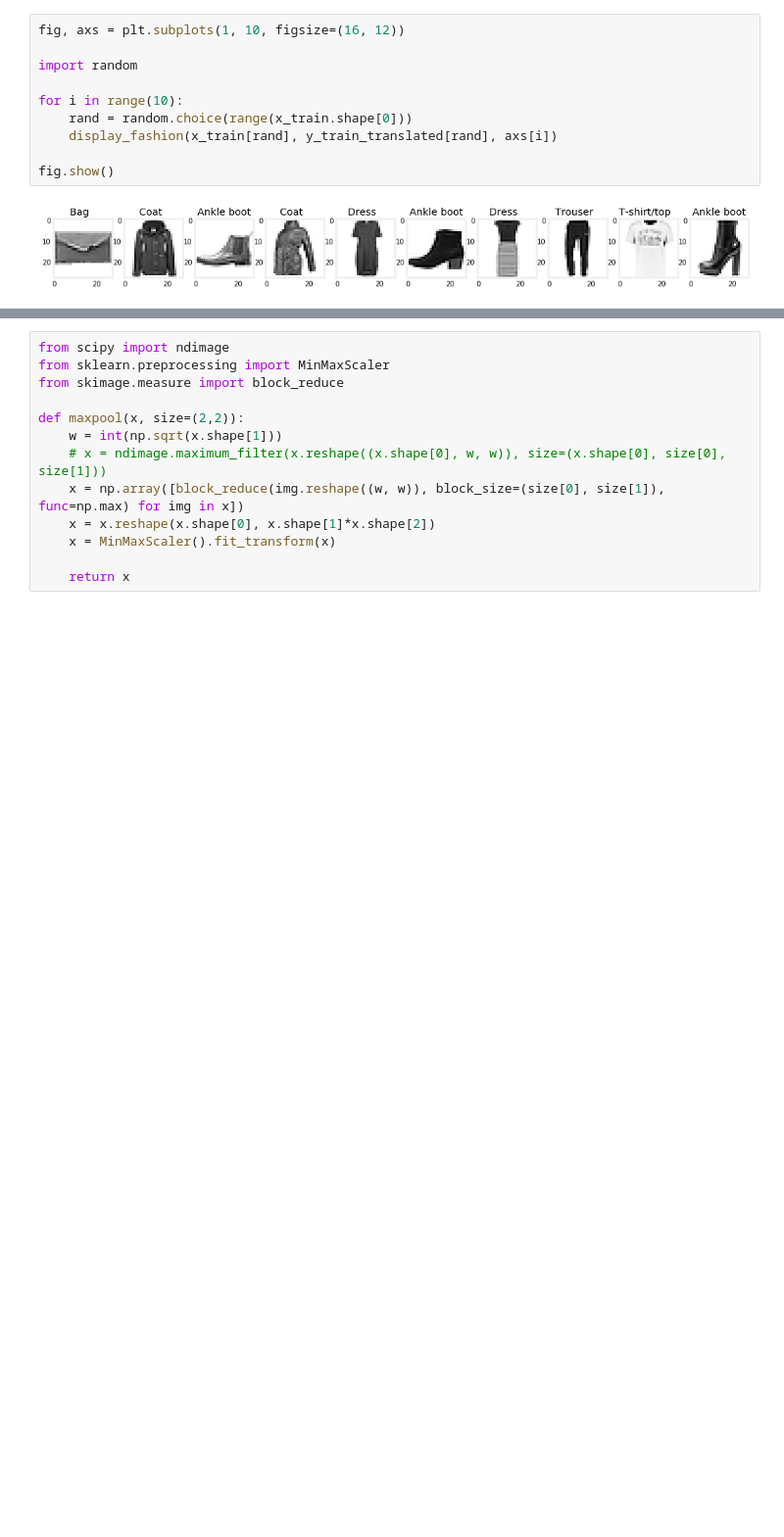
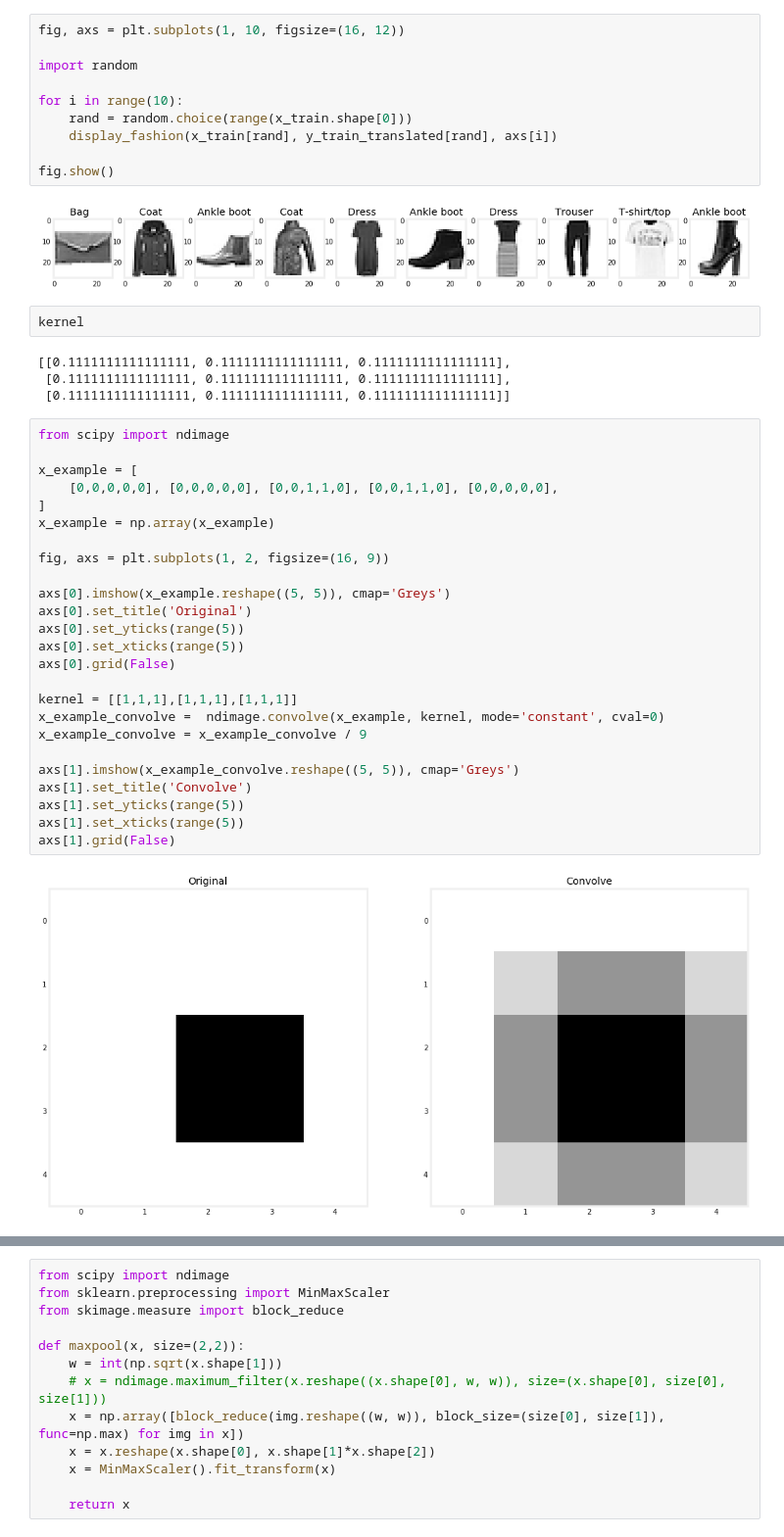
Before and after one commit to PacktPublishing/Hands-On-Machine-Learning-with-scikit-learn-and-Scientific-Python-Toolkits, a Jupyter notebook: chapters/ch07/Convolutions.ipynb, the cells around one changed output, grey strips where cells are left out. Shown at 98% size. Cells and saved outputs as stored; diff of their text form; blank space fills up the shorter version.

```diff
--- a/chapters/ch07/Convolutions.ipynb
+++ b/chapters/ch07/Convolutions.ipynb
@@ -118,3 +125,36 @@ for i in range(10):
 fig.show()
 # %% [output]
 [figure]
+# %%
+kernel
+# %% [output]
+[[0.1111111111111111, 0.1111111111111111, 0.1111111111111111],
+ [0.1111111111111111, 0.1111111111111111, 0.1111111111111111],
+ [0.1111111111111111, 0.1111111111111111, 0.1111111111111111]]
+# %%
+from scipy import ndimage
+
+x_example = [
+    [0,0,0,0,0], [0,0,0,0,0], [0,0,1,1,0], [0,0,1,1,0], [0,0,0,0,0],
+]
+x_example = np.array(x_example)
+
+fig, axs = plt.subplots(1, 2, figsize=(16, 9))
+
+axs[0].imshow(x_example.reshape((5, 5)), cmap='Greys')
+axs[0].set_title('Original')
+axs[0].set_yticks(range(5))
+axs[0].set_xticks(range(5))
+axs[0].grid(False)
+
+kernel = [[1,1,1],[1,1,1],[1,1,1]]
+x_example_convolve =  ndimage.convolve(x_example, kernel, mode='constant', cval=0)
+x_example_convolve = x_example_convolve / 9
+
+axs[1].imshow(x_example_convolve.reshape((5, 5)), cmap='Greys')
+axs[1].set_title('Convolve')
+axs[1].set_yticks(range(5))
+axs[1].set_xticks(range(5))
+axs[1].grid(False)
+# %% [output]
+[figure, added]
```
Also changed, not shown: parts of 27 cells of this notebook, 2 other files.
